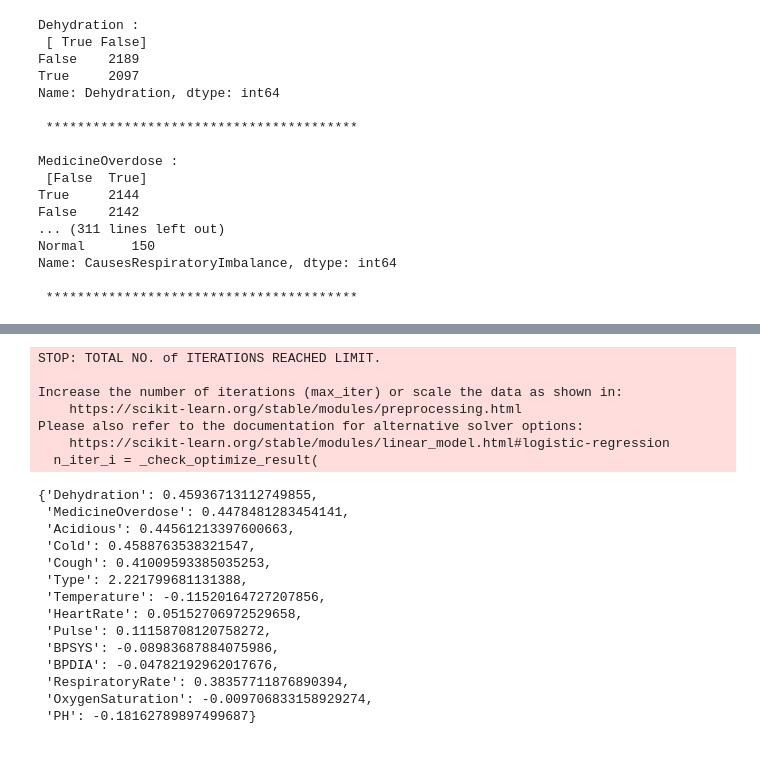
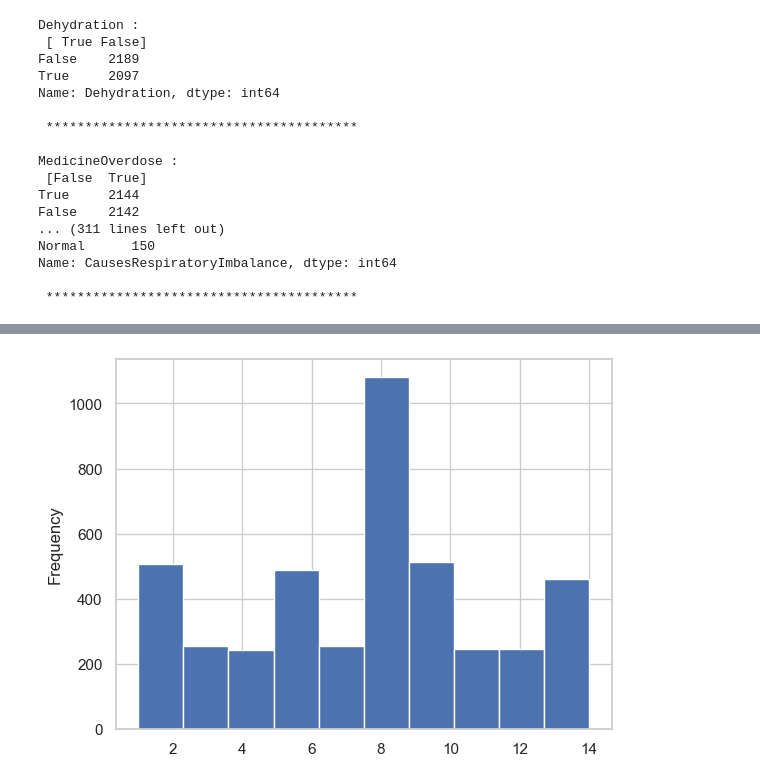
Before and after one commit to abideen-olawuwo/healthmonitor, a Jupyter notebook: health_monitor.ipynb, the cells around one changed output, grey strips where cells are left out. Cells and saved outputs as stored; diff of their text form; code cells hidden in the pictures; blank space fills up the shorter version.

```diff
--- a/health_monitor.ipynb
+++ b/health_monitor.ipynb
@@ -377,32 +211,4 @@ LogisticRegression(penalty=      Dehydration  MedicineOverdose  Acidious   Cold
-# %%
-# Fit an instance of LogisticRegression
-clf = LogisticRegression()
-
-clf.fit(X_train, y_train);
-# %% [output]
-STOP: TOTAL NO. of ITERATIONS REACHED LIMIT.
-
-Increase the number of iterations (max_iter) or scale the data as shown in:
-    https://scikit-learn.org/stable/modules/preprocessing.html
-Please also refer to the documentation for alternative solver options:
-    https://scikit-learn.org/stable/modules/linear_model.html#logistic-regression
-  n_iter_i = _check_optimize_result(
-# %%
-# Match coef's of features to columns
-feature_dict = dict(zip(df.columns, list(clf.coef_[0])))
-feature_dict
-# %% [output]
-{'Dehydration': 0.45936713112749855,
- 'MedicineOverdose': 0.4478481283454141,
- 'Acidious': 0.44561213397600663,
- 'Cold': 0.4588763538321547,
- 'Cough': 0.41009593385035253,
- 'Type': 2.221799681131388,
- 'Temperature': -0.11520164727207856,
- 'HeartRate': 0.05152706972529658,
- 'Pulse': 0.11158708120758272,
- 'BPSYS': -0.08983687884075986,
- 'BPDIA': -0.04782192962017676,
- 'RespiratoryRate': 0.38357711876890394,
- 'OxygenSaturation': -0.009706833158929274,
- 'PH': -0.18162789897499687}
+# %%
+df.PH.plot.hist();
+# %% [output]
+[figure, added]
```
Also changed, not shown: parts of 13 cells of this notebook.
